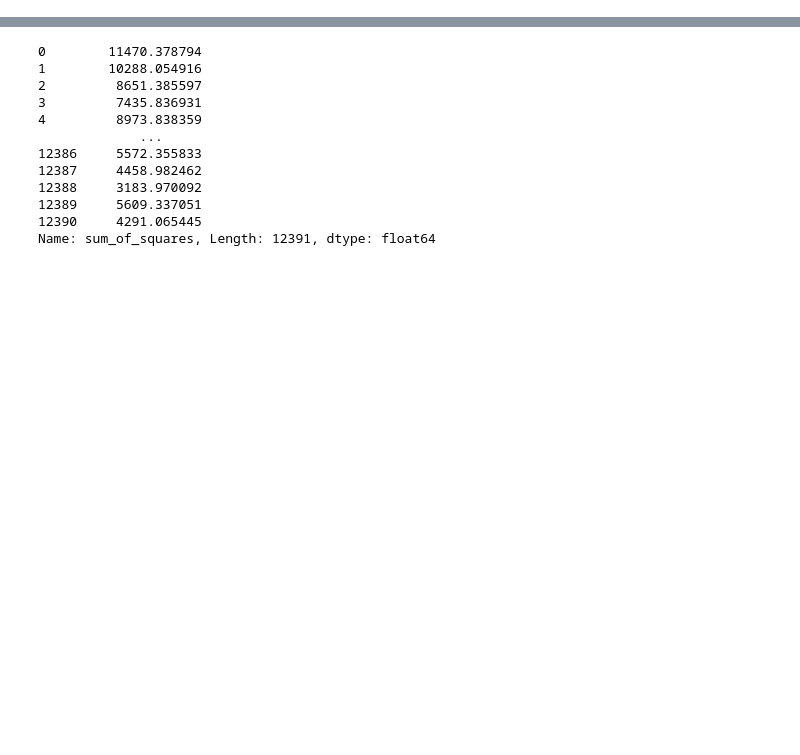
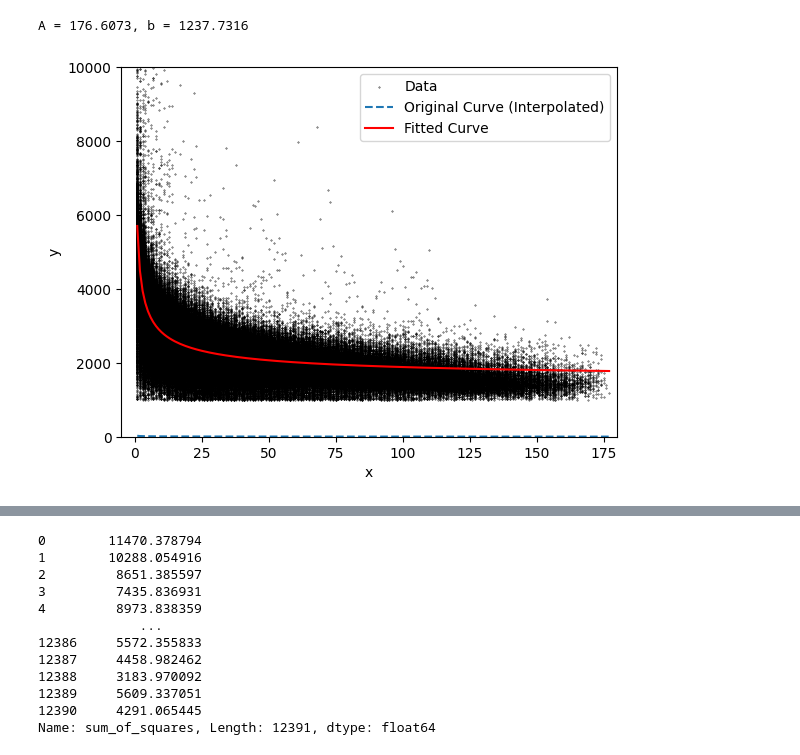
Before and after one commit to mohummudh/proton-deuteron, a Jupyter notebook: notebooks/chi2.ipynb, the cells around one changed output, grey strips where cells are left out. Cells and saved outputs as stored; diff of their text form; code cells hidden in the pictures; blank space fills up the shorter version.

```diff
--- a/notebooks/chi2.ipynb
+++ b/notebooks/chi2.ipynb
@@ -78,3 +91,49 @@ plt.show()
 # TODO: COMPARE W/ DUETERONS
 # TODO: SCIPY MINIMISE
 # TODO: HUBER FIT - scikit learn
+# %%
+xy = np.column_stack((rr_protons, energy_protons))
+
+xy = xy[xy[:, 0] != 0]
+xy = xy[xy[:, 1] >= 1000]
+
+xy_sorted = xy[np.argsort(xy[:, 0])]
+
+rr_protons = xy_sorted[:, 0]
+energy_protons = xy_sorted[:, 1]
+# %%
+xy = np.column_stack((wirerr, bb))
+
+xy_sorted = xy[np.argsort(xy[:, 0])]
+
+wirerr = xy_sorted[:, 0]
+bb = xy_sorted[:, 1]
+# %%
+x_curve = wirerr
+y_curve = bb
+
+x_data = rr_protons
+y_data = energy_protons
+
+y_curve_interp = np.interp(x_data, x_curve, y_curve)
+
+X = np.column_stack([y_curve_interp, np.ones_like(y_curve_interp)])
+params, residuals, rank, s = np.linalg.lstsq(X, y_data, rcond=None)
+A, b = params
+
+print(f"A = {A:.4f}, b = {b:.4f}")
+
+y_fit = A * y_curve_interp + b
+
+plt.scatter(x_data, y_data, label="Data", color="black", s=0.1)
+plt.plot(x_data, y_curve_interp, "--", label="Original Curve (Interpolated)")
+plt.plot(x_data, y_fit, label="Fitted Curve", color="red")
+plt.legend()
+plt.xlabel("x")
+plt.ylabel("y")
+plt.ylim(0, 10000)
+plt.xlim(-5, 180)
+plt.show()
+# %% [output]
+A = 176.6073, b = 1237.7316
+[figure, added]
```
Also changed, not shown: parts of 11 cells of this notebook.
